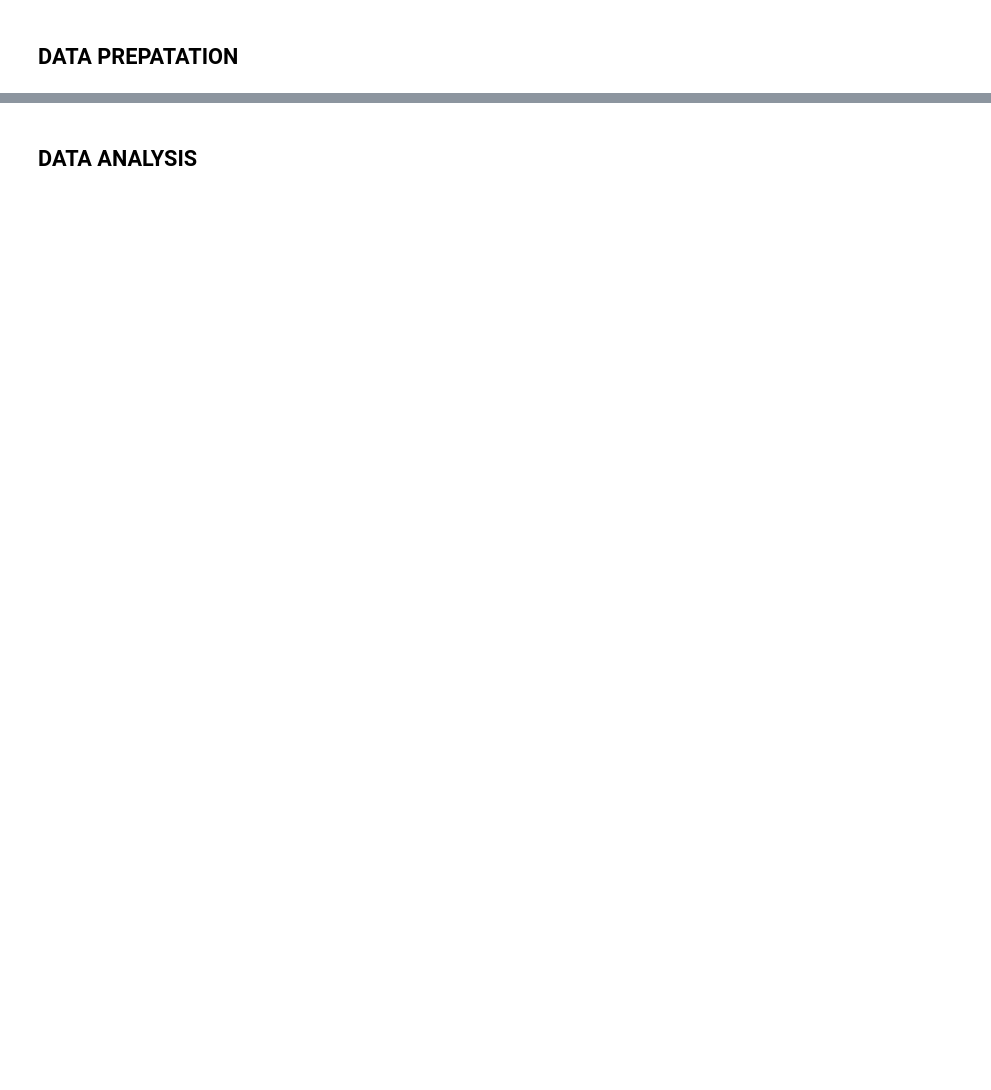
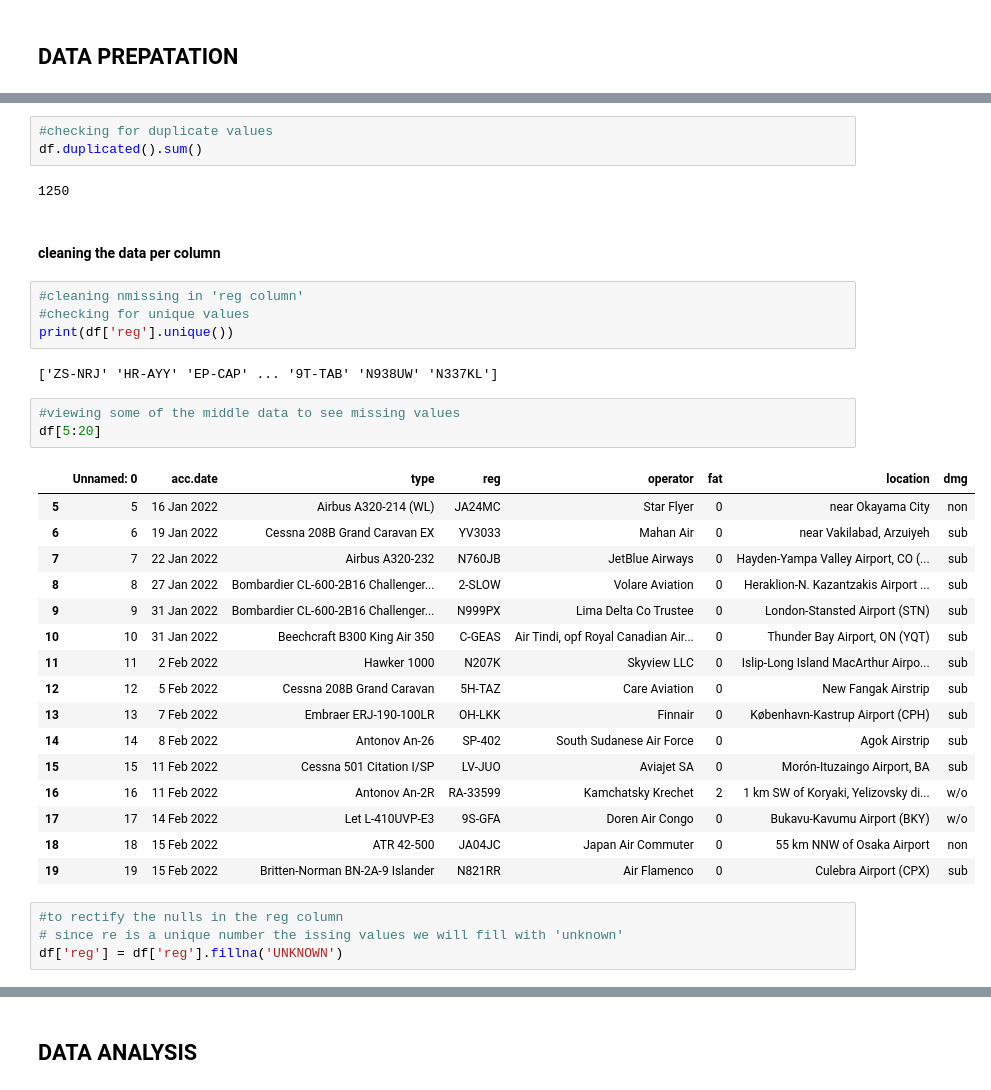
Before and after one commit to nduvawinnie/FINAL_PROJECT_PHASE_1, a Jupyter notebook: flight_notebook.ipynb, the cells around one changed output, grey strips where cells are left out. Drawn from its saved outputs; the diff is of its cells as text; blank space fills up the shorter version.

```diff
--- a/flight_notebook.ipynb
+++ b/flight_notebook.ipynb
@@ -71,0 +142,37 @@ So for me to come up with a solution to the problem addressed. The data needs to
+# %%
+#checking for duplicate values
+df.duplicated().sum()
+# %% [output]
+1250
+# %% [markdown]
+#### cleaning the data per column
+# %%
+#cleaning nmissing in 'reg column'
+#checking for unique values
+print(df['reg'].unique())
+# %% [output]
+['ZS-NRJ' 'HR-AYY' 'EP-CAP' ... '9T-TAB' 'N938UW' 'N337KL']
+# %%
+#viewing some of the middle data to see missing values
+df[5:20]
+# %% [output]
+|  | Unnamed: 0 | acc.date | type | reg | operator | fat | location | dmg |
+| 5 | 5 | 16 Jan 2022 | Airbus A320-214 (WL) | JA24MC | Star Flyer | 0 | near Okayama City | non |
+| 6 | 6 | 19 Jan 2022 | Cessna 208B Grand Caravan EX | YV3033 | Mahan Air | 0 | near Vakilabad, Arzuiyeh | sub |
+| 7 | 7 | 22 Jan 2022 | Airbus A320-232 | N760JB | JetBlue Airways | 0 | Hayden-Yampa Valley Airport, CO (... | sub |
+| 8 | 8 | 27 Jan 2022 | Bombardier CL-600-2B16 Challenger... | 2-SLOW | Volare Aviation | 0 | Heraklion-N. Kazantzakis Airport ... | sub |
+| 9 | 9 | 31 Jan 2022 | Bombardier CL-600-2B16 Challenger... | N999PX | Lima Delta Co Trustee | 0 | London-Stansted Airport (STN) | sub |
+| 10 | 10 | 31 Jan 2022 | Beechcraft B300 King Air 350 | C-GEAS | Air Tindi, opf Royal Canadian Air... | 0 | Thunder Bay Airport, ON (YQT) | sub |
+| 11 | 11 | 2 Feb 2022 | Hawker 1000 | N207K | Skyview LLC | 0 | Islip-Long Island MacArthur Airpo... | sub |
+| 12 | 12 | 5 Feb 2022 | Cessna 208B Grand Caravan | 5H-TAZ | Care Aviation | 0 | New Fangak Airstrip | sub |
+| 13 | 13 | 7 Feb 2022 | Embraer ERJ-190-100LR | OH-LKK | Finnair | 0 | København-Kastrup Airport (CPH) | sub |
+| 14 | 14 | 8 Feb 2022 | Antonov An-26 | SP-402 | South Sudanese Air Force | 0 | Agok Airstrip | sub |
+| 15 | 15 | 11 Feb 2022 | Cessna 501 Citation I/SP | LV-JUO | Aviajet SA | 0 | Morón-Ituzaingo Airport, BA | sub |
+| 16 | 16 | 11 Feb 2022 | Antonov An-2R | RA-33599 | Kamchatsky Krechet | 2 | 1 km SW of Koryaki, Yelizovsky di... | w/o |
+| 17 | 17 | 14 Feb 2022 | Let L-410UVP-E3 | 9S-GFA | Doren Air Congo | 0 | Bukavu-Kavumu Airport (BKY) | w/o |
+| 18 | 18 | 15 Feb 2022 | ATR 42-500 | JA04JC | Japan Air Commuter | 0 | 55 km NNW of Osaka Airport | non |
+| 19 | 19 | 15 Feb 2022 | Britten-Norman BN-2A-9 Islander | N821RR | Air Flamenco | 0 | Culebra Airport (CPX) | sub |
+# %%
+#to rectify the nulls in the reg column
+# since re is a unique number the issing values we will fill with 'unknown'
+df['reg'] = df['reg'].fillna('UNKNOWN')
```
Also changed, not shown: parts of 13 cells of this notebook.
